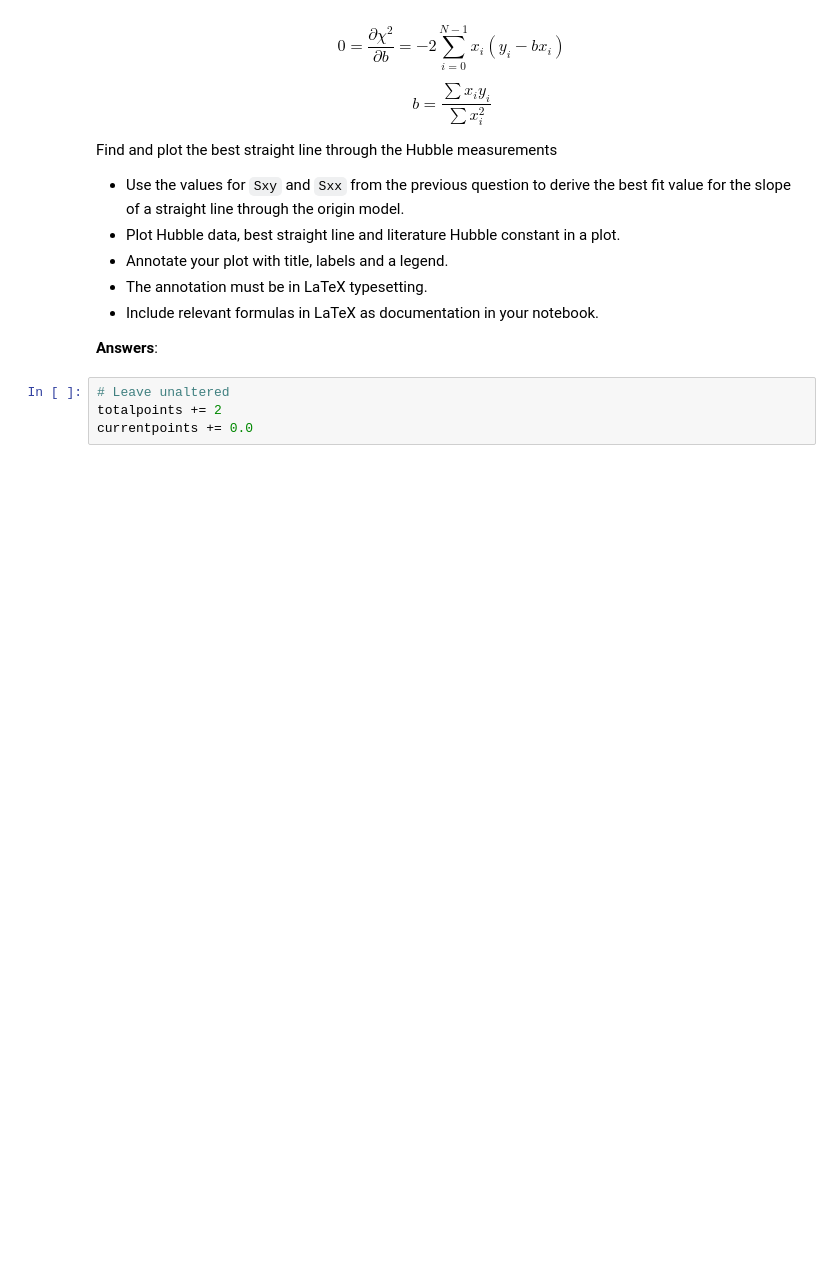
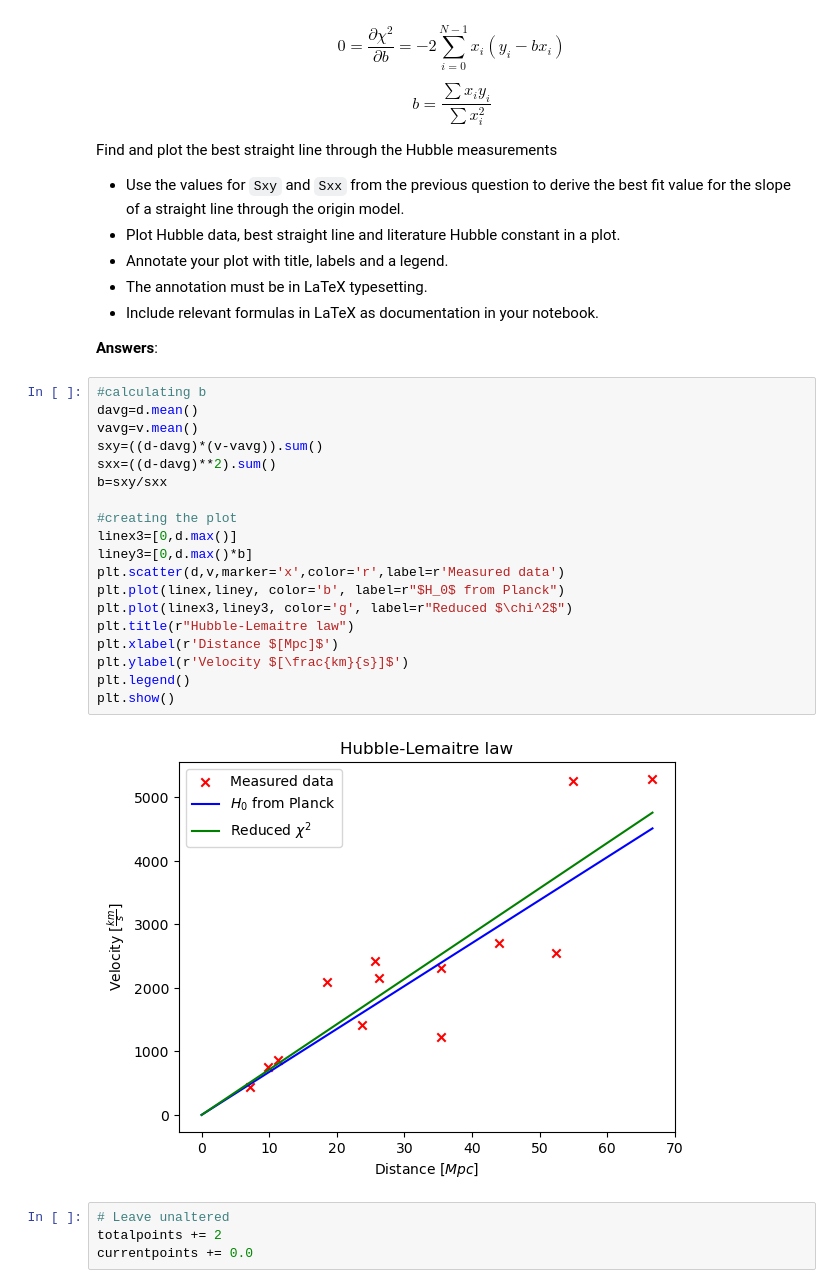
Before and after one commit to bdobak/PROGNUM-repo, a Jupyter notebook: Task3/S6398154_Coursework3.ipynb, the cells around one changed output. Cells and saved outputs as stored; diff of their text form; blank space fills up the shorter version.

```diff
--- a/Task3/S6398154_Coursework3.ipynb
+++ b/Task3/S6398154_Coursework3.ipynb
@@ -226,6 +362,27 @@ Find and plot the best straight line through the Hubble measurements
 * Include relevant formulas in LaTeX as documentation in your notebook.
 
 **Answers**:
+# %%
+#calculating b
+davg=d.mean()
+vavg=v.mean()
+sxy=((d-davg)*(v-vavg)).sum()
+sxx=((d-davg)**2).sum()
+b=sxy/sxx
+
+#creating the plot
+linex3=[0,d.max()]
+liney3=[0,d.max()*b]
+plt.scatter(d,v,marker='x',color='r',label=r'Measured data')
+plt.plot(linex,liney, color='b', label=r"$H_0$ from Planck")
+plt.plot(linex3,liney3, color='g', label=r"Reduced $\chi^2$")
+plt.title(r"Hubble-Lemaitre law")
+plt.xlabel(r'Distance $[Mpc]$')
+plt.ylabel(r'Velocity $[\frac{km}{s}]$')
+plt.legend()
+plt.show()
+# %% [output]
+[figure, added]
 # %%
 # Leave unaltered
 totalpoints += 2
```
Also changed, not shown: parts of 10 cells of this notebook, 19 other files.
